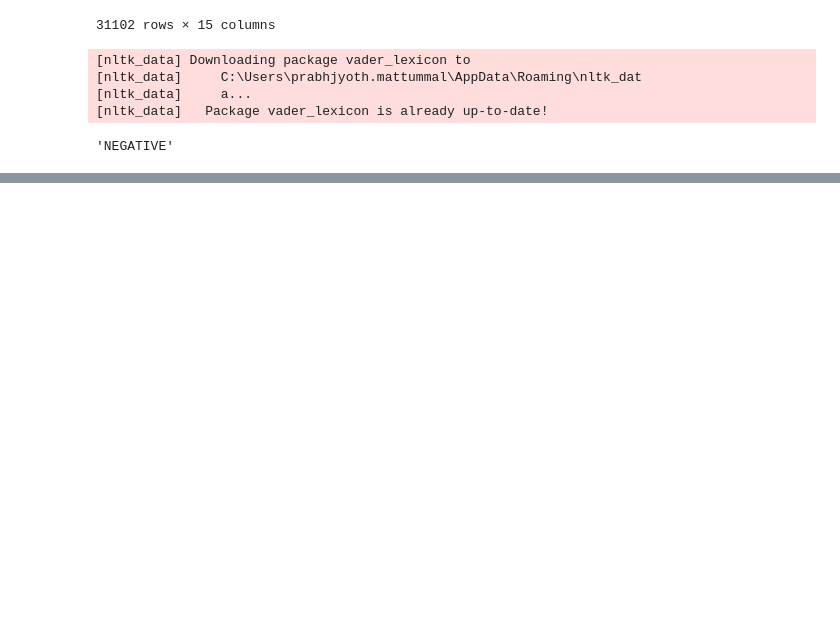
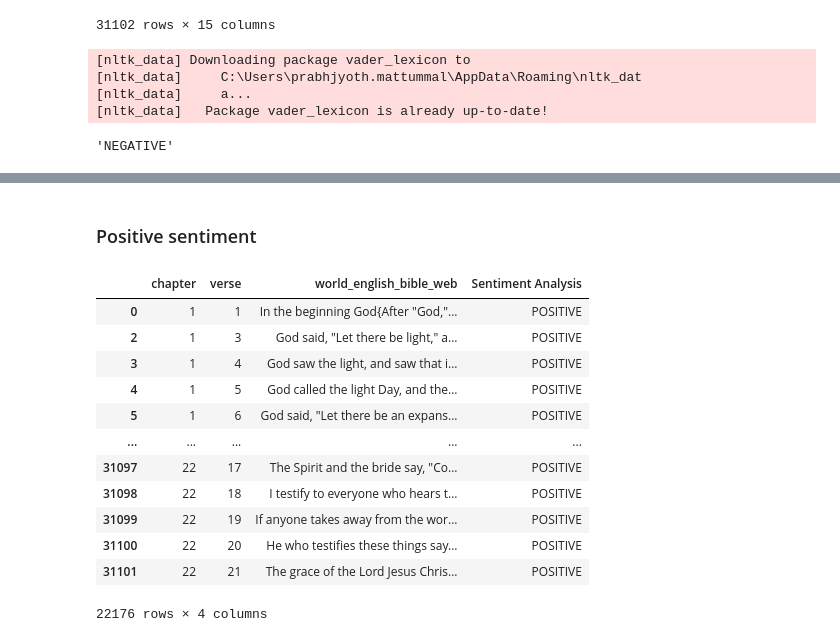
Before and after one commit to mattummal/religious-texts-NLP, a Jupyter notebook: bible.ipynb, the cells around one changed output, grey strips where cells are left out. Drawn from its saved outputs; the diff is of its cells as text; code cells hidden in the pictures; blank space fills up the shorter version.

```diff
--- a/bible.ipynb
+++ b/bible.ipynb
@@ -82,0 +122,19 @@ BIBLE.to_csv("C:/Programming Practice Notebooks/religious-texts-NLP/result/bible
+# %% [markdown]
+### Positive sentiment
+# %%
+pos = df.loc[df['Sentiment Analysis'] == 'POSITIVE']
+pos
+# %% [output]
+|  | chapter | verse | world_english_bible_web | Sentiment Analysis |
+| 0 | 1 | 1 | In the beginning God{After "God,"... | POSITIVE |
+| 2 | 1 | 3 | God said, "Let there be light," a... | POSITIVE |
+| 3 | 1 | 4 | God saw the light, and saw that i... | POSITIVE |
+| 4 | 1 | 5 | God called the light Day, and the... | POSITIVE |
+| 5 | 1 | 6 | God said, "Let there be an expans... | POSITIVE |
+| ... | ... | ... | ... | ... |
+| 31097 | 22 | 17 | The Spirit and the bride say, "Co... | POSITIVE |
+| 31098 | 22 | 18 | I testify to everyone who hears t... | POSITIVE |
+| 31099 | 22 | 19 | If anyone takes away from the wor... | POSITIVE |
+| 31100 | 22 | 20 | He who testifies these things say... | POSITIVE |
+| 31101 | 22 | 21 | The grace of the Lord Jesus Chris... | POSITIVE |
+22176 rows × 4 columns
```
Also changed, not shown: parts of 7 cells of this notebook, 1 other file.
